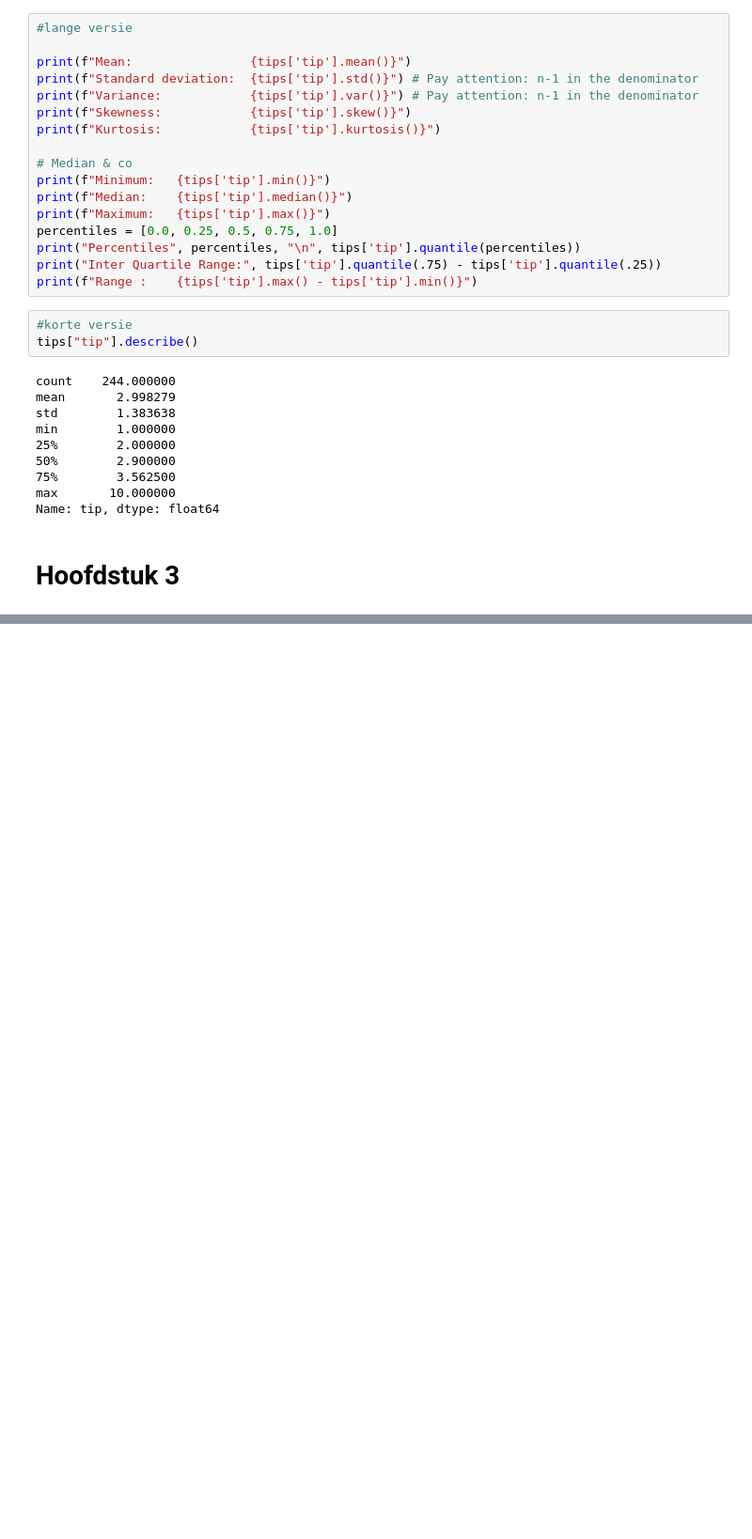
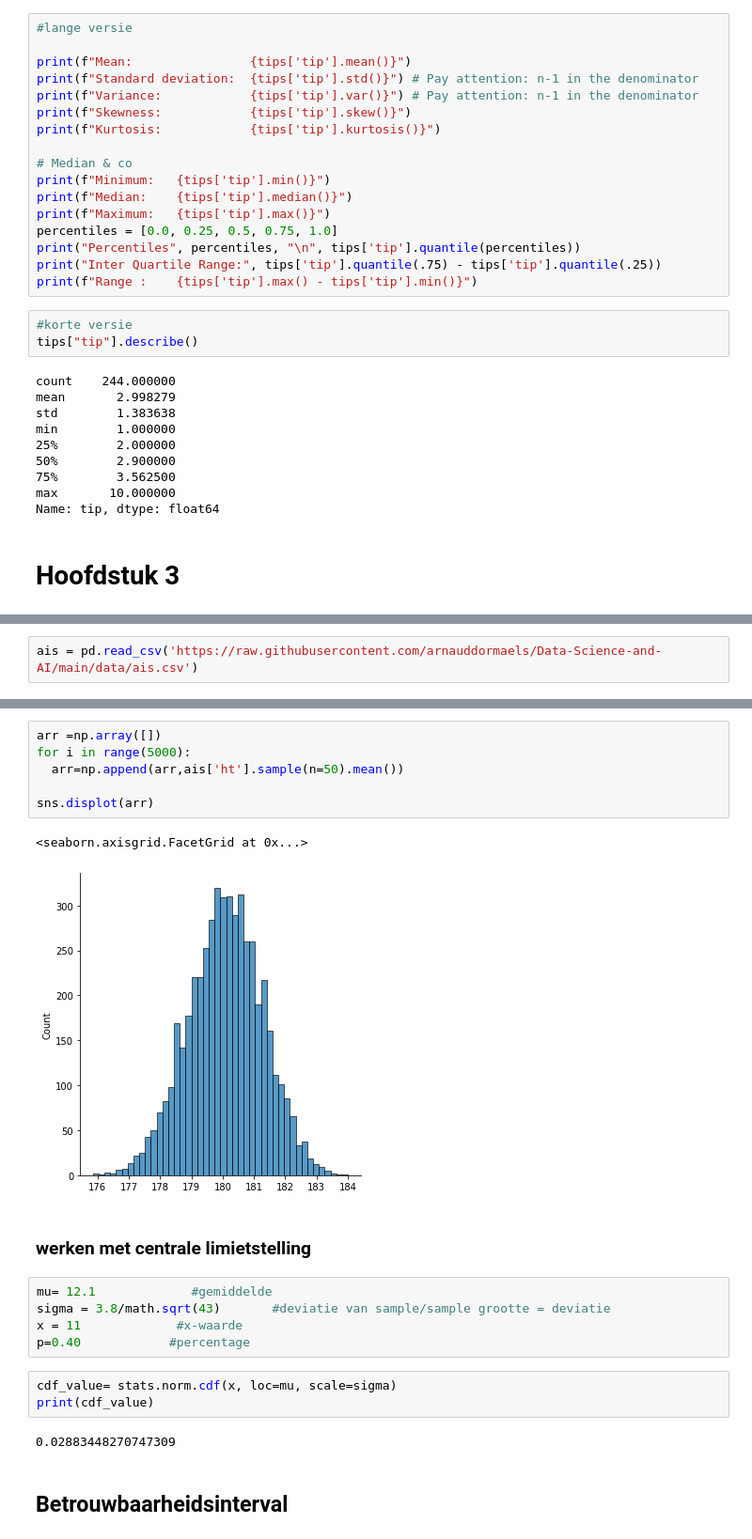
Before and after one commit to arnauddormaels/Data-Science-and-AI, a Jupyter notebook: Solution Labs/Cheat-sheet.ipynb, the cells around one changed output, grey strips where cells are left out. Shown: that part at 94% size. Cells and saved outputs as stored; diff of their text form; blank space fills up the shorter version.

```diff
--- a/Solution Labs/Cheat-sheet.ipynb
+++ b/Solution Labs/Cheat-sheet.ipynb
@@ -199,0 +238,2 @@ Name: tip, dtype: float64
+# %%
+ais = pd.read_csv('https://raw.githubusercontent.com/arnauddormaels/Data-Science-and-AI/main/data/ais.csv')
@@ -199,0 +249,23 @@ Name: tip, dtype: float64
+# %%
+arr =np.array([])
+for i in range(5000):
+  arr=np.append(arr,ais['ht'].sample(n=50).mean())
+
+sns.displot(arr)
+# %% [output]
+<seaborn.axisgrid.FacetGrid at 0x...>
+[figure, added]
+# %% [markdown]
+### werken met centrale limietstelling
+# %%
+mu= 12.1             #gemiddelde
+sigma = 3.8/math.sqrt(43)       #deviatie van sample/sample grootte = deviatie
+x = 11             #x-waarde
+p=0.40            #percentage
+# %%
+cdf_value= stats.norm.cdf(x, loc=mu, scale=sigma)
+print(cdf_value)
+# %% [output]
+0.02883448270747309
+# %% [markdown]
+##  Betrouwbaarheidsinterval
```
Also changed, not shown: parts of 7 cells of this notebook.
